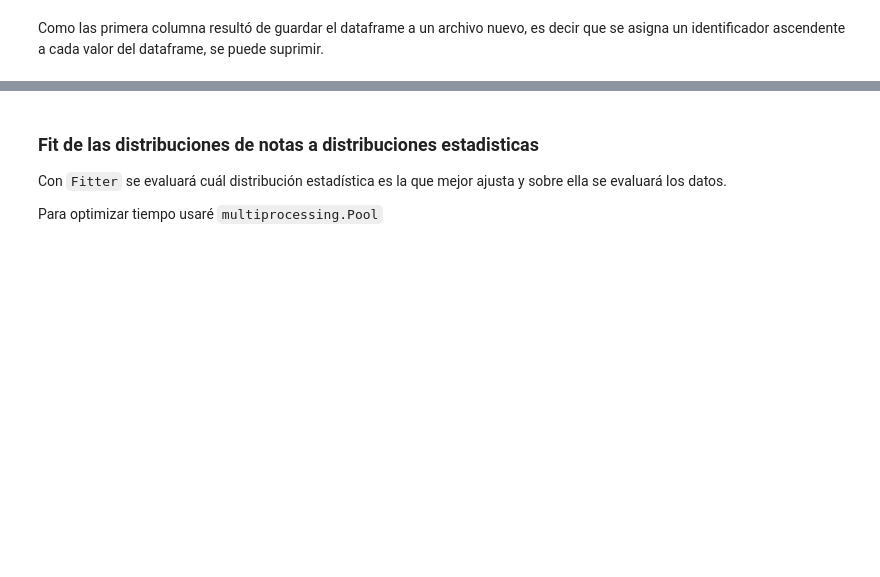
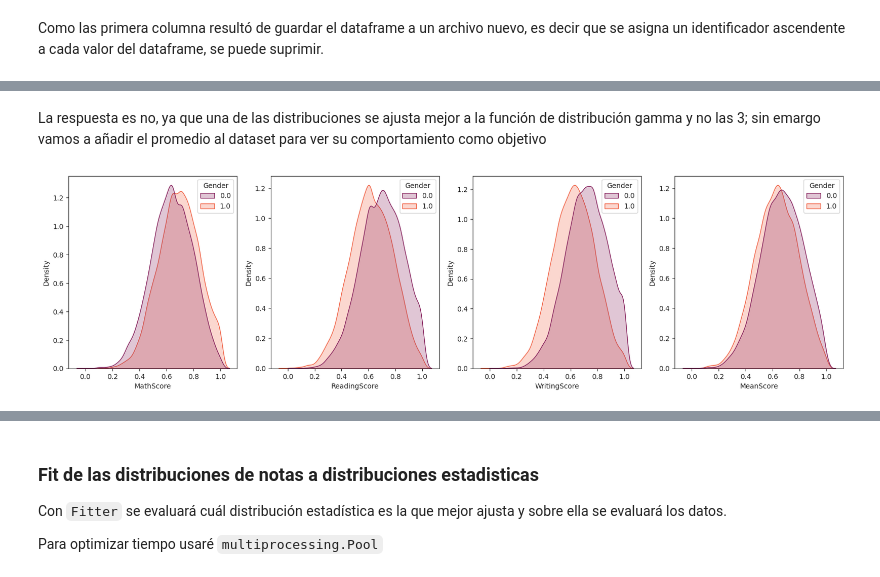
Before and after one commit to AdrFelHB/an-lisis-de-datos, a Jupyter notebook: main.ipynb, the cells around one changed output, grey strips where cells are left out. Saved outputs shown, nothing was run; the diff lists cells and outputs as text; code cells hidden in the pictures; blank space fills up the shorter version.

```diff
--- a/main.ipynb
+++ b/main.ipynb
@@ -304,0 +366,9 @@ def normalizer (df:pd.DataFrame):
+# %% [markdown]
+La respuesta es no, ya que una de las distribuciones se ajusta mejor a la función de distribución gamma y no las 3; sin emargo vamos a añadir el promedio al dataset para ver su comportamiento como objetivo
+# %%
+fig,ax = plt.subplots(ncols=4,figsize=(20,5))
+ax = ax.flat
+for i,k in enumerate(cols_objective+["MeanScore"]):
+    sns.kdeplot(data=data_norm,x=k,hue="Gender",ax=ax[i],palette="rocket",fill=True)
+# %% [output]
+[figure, added]
```
Also changed, not shown: parts of 77 cells of this notebook, 4 other files.
